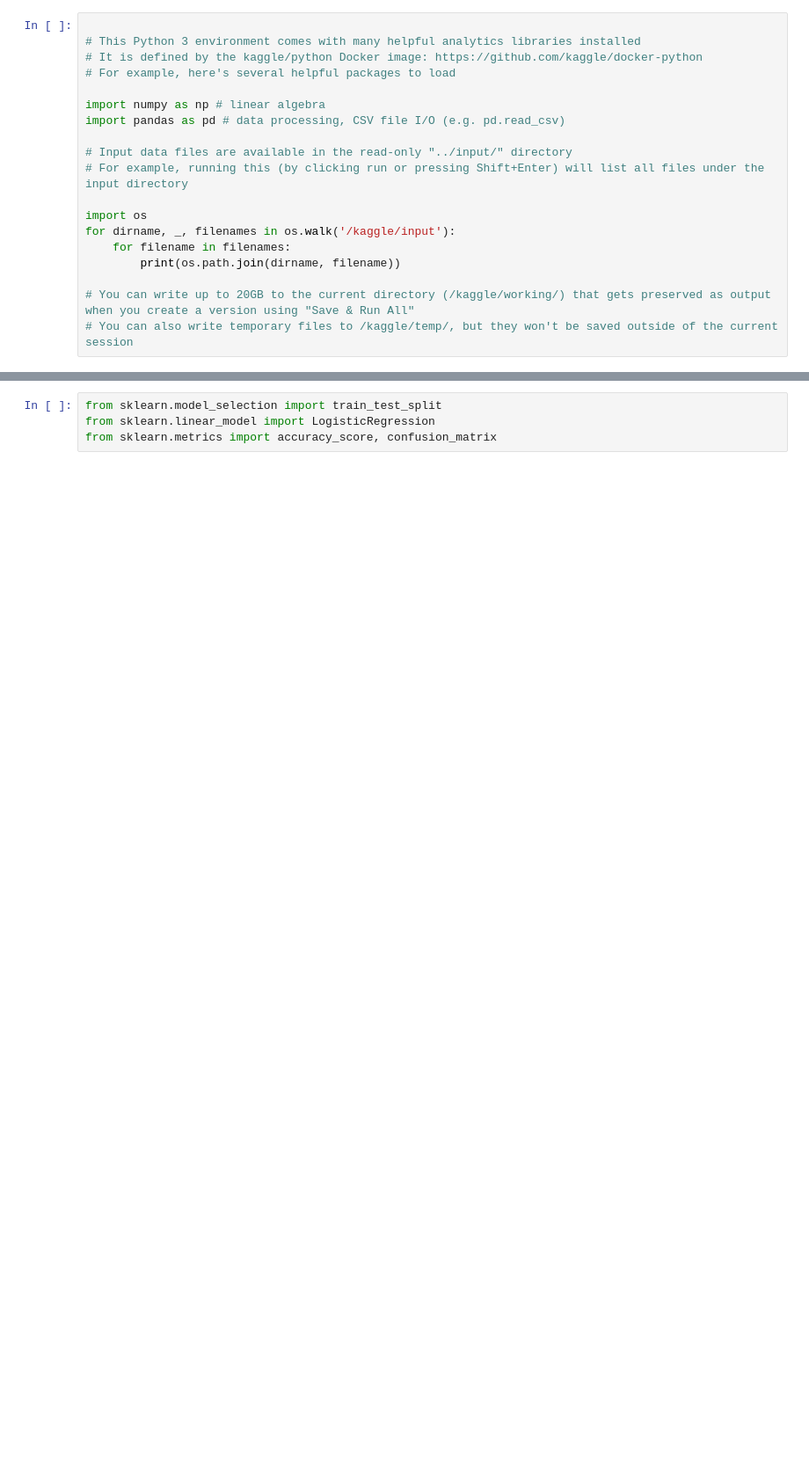
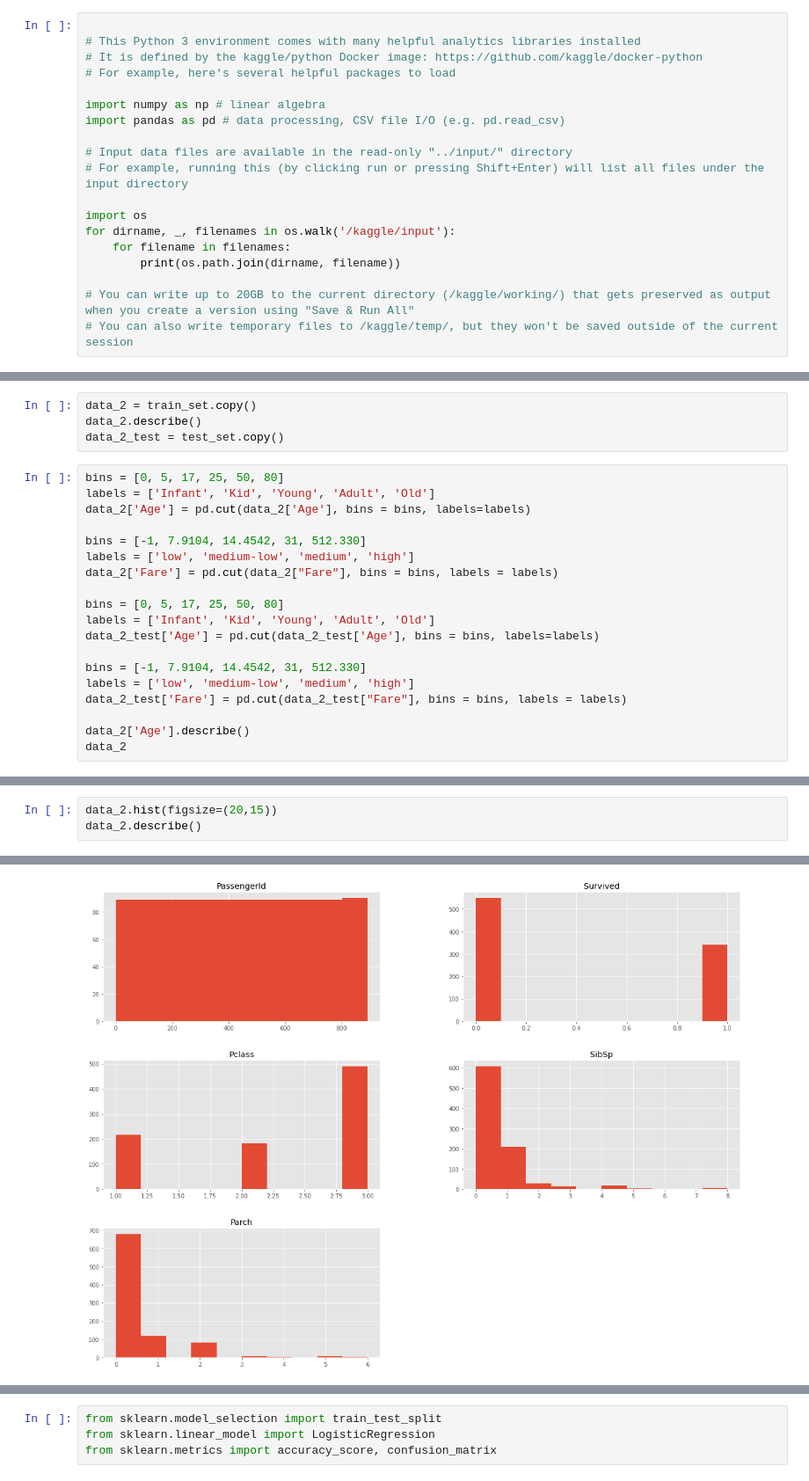
Before and after one commit to bartmartinnn/portfolio, a Jupyter notebook: TitanicKaggle.ipynb, the cells around one changed output, grey strips where cells are left out. Shown at 88% size. Drawn from its saved outputs; the diff is of its cells as text; blank space fills up the shorter version.

```diff
--- a/TitanicKaggle.ipynb
+++ b/TitanicKaggle.ipynb
@@ -197,0 +171,23 @@ data_6.drop(dummies, axis=1, inplace=True)
+# %%
+data_2 = train_set.copy()
+data_2.describe()
+data_2_test = test_set.copy()
+# %%
+bins = [0, 5, 17, 25, 50, 80]
+labels = ['Infant', 'Kid', 'Young', 'Adult', 'Old']
+data_2['Age'] = pd.cut(data_2['Age'], bins = bins, labels=labels)
+
+bins = [-1, 7.9104, 14.4542, 31, 512.330]
+labels = ['low', 'medium-low', 'medium', 'high']
+data_2['Fare'] = pd.cut(data_2["Fare"], bins = bins, labels = labels)
+
+bins = [0, 5, 17, 25, 50, 80]
+labels = ['Infant', 'Kid', 'Young', 'Adult', 'Old']
+data_2_test['Age'] = pd.cut(data_2_test['Age'], bins = bins, labels=labels)
+
+bins = [-1, 7.9104, 14.4542, 31, 512.330]
+labels = ['low', 'medium-low', 'medium', 'high']
+data_2_test['Fare'] = pd.cut(data_2_test["Fare"], bins = bins, labels = labels)
+
+data_2['Age'].describe()
+data_2
@@ -197,0 +230,4 @@ data_6.drop(dummies, axis=1, inplace=True)
+# %%
+data_2.hist(figsize=(20,15))
+data_2.describe()
+# %% [output]
@@ -197,0 +243 @@ data_6.drop(dummies, axis=1, inplace=True)
+[figure, added]
```
Also changed, not shown: parts of 58 cells of this notebook, 2 other files.
